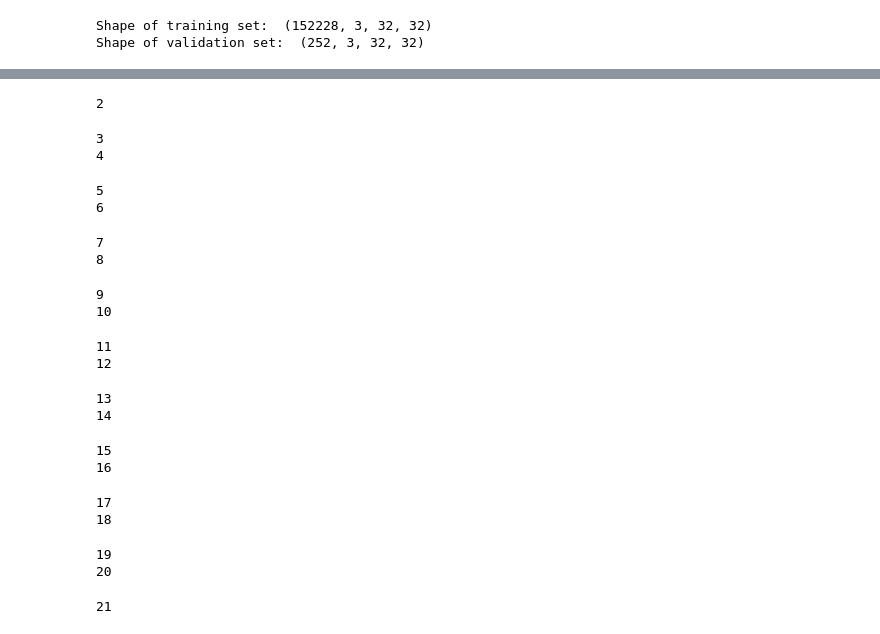
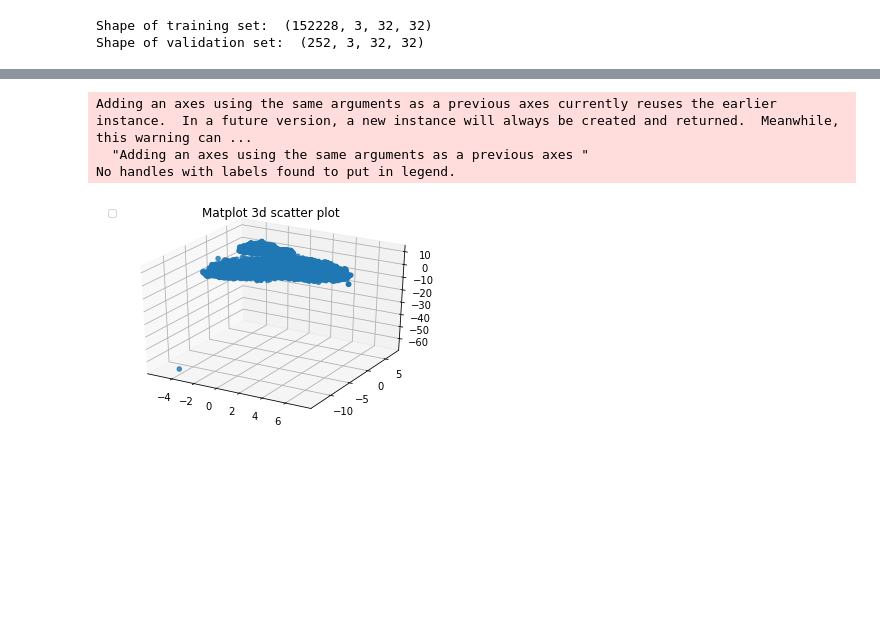
Before and after one commit to swechhachoudhary/ift6759-horoma, a Jupyter notebook: Untitled.ipynb, the cells around one changed output, grey strips where cells are left out. Drawn from its saved outputs; the diff is of its cells as text; code cells hidden in the pictures; blank space fills up the shorter version.

```diff
--- a/Untitled.ipynb
+++ b/Untitled.ipynb
@@ -89,12 +196,30 @@ np.shape(train_labeled_enc)
+# %%
+import numpy as np
+import matplotlib.pyplot as plt
+from mpl_toolkits.mplot3d import axes3d
+
+
+# Create plot
+fig = plt.figure()
+ax = fig.add_subplot(1, 1, 1)
+ax = fig.gca(projection='3d')
+ax.scatter(x1, x2, x3, alpha=0.8)
+plt.title('Matplot 3d scatter plot')
+plt.legend(loc=2)
+plt.show()
+# %% [output]
+Adding an axes using the same arguments as a previous axes currently reuses the earlier instance.  In a future version, a new instance will always be created and returned.  Meanwhile, this warning can ...
+  "Adding an axes using the same arguments as a previous axes "
+No handles with labels found to put in legend.
+[figure, added]
 # %%
-accuracies = []
-f1_scores  = []
-for i in range(2,22):
-    print(i)
+
+for i in range(12,24):
+
     configs['continue_from'] =i
-    Gx,Gz,Disc,z_pred,optim_g,optim_d,train_loader,cuda =  initialize_ali(configs,train)
-    train_labeled_enc,train_labels = get_ali_embeddings(Gz,labeled)
-    valid_enc,val_labels = get_ali_embeddings(Gz,valid_data)
+    Gx1,Gx2,Gz1,Gz2,Disc,z_pred1,z_pred2,optim_g,optim_d,train_loader,cuda =  initialize_hali(configs,train)
+    train_labeled_enc,train_labels = get_hali_embeddings(Gz1,Gz2,labeled,'z1')
+    valid_enc,val_labels = get_hali_embeddings(Gz1,Gz2,valid_data,'z1')
     svm = SVMClustering(seed)
     svm.train(train_labeled_enc,train_labels)
     y_pred = svm.predict_cluster(valid_enc)
@@ -102,24 +227,3 @@ for i in range(2,22):
     accuracy, f1 = compute_metrics(y_true, y_pred)
     accuracies.append(accuracy)
     f1_scores.append(f1)
-# %% [output]
-2
-3
-4
-5
-6
-7
-8
-9
-10
-11
-12
-13
-14
-15
-16
-17
-18
-19
-20
-21
```
Also changed, not shown: parts of 21 cells of this notebook, 5 other files.
